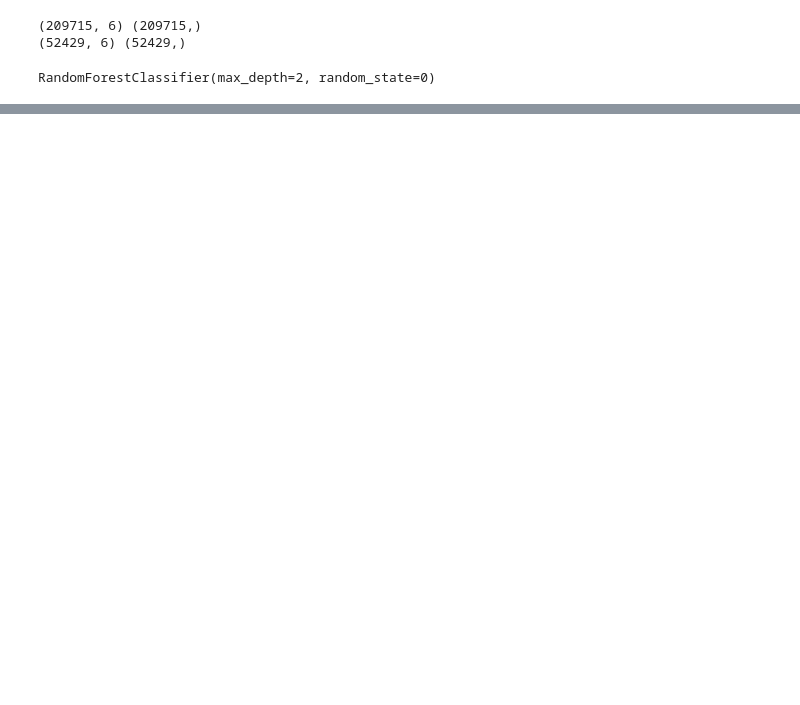
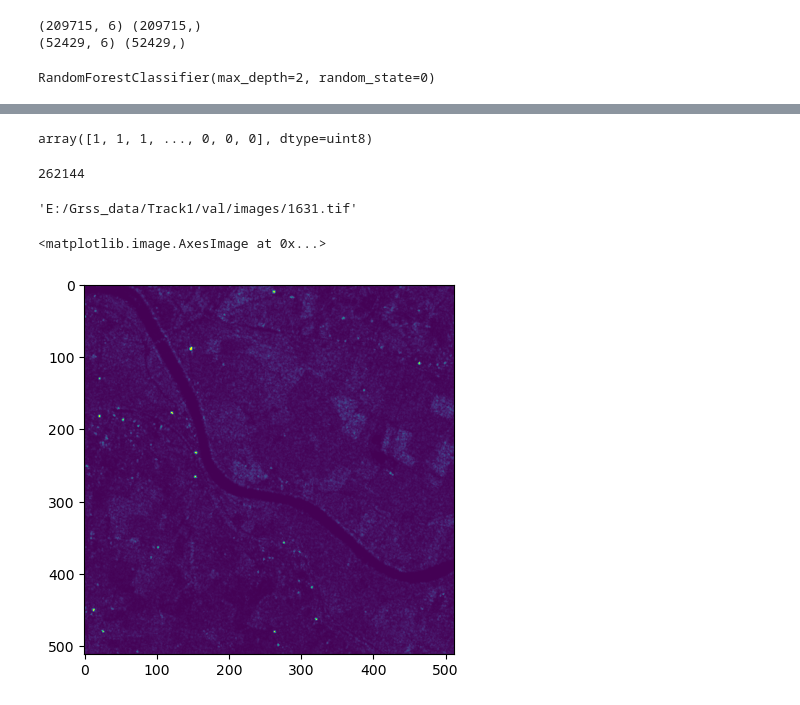
Before and after one commit to zhentaoumich/Grss, a Jupyter notebook: track1_test.ipynb, the cells around one changed output, grey strips where cells are left out. Drawn from its saved outputs; the diff is of its cells as text; code cells hidden in the pictures; blank space fills up the shorter version.

Commit message:
Prediction by random forest method

```diff
--- a/track1_test.ipynb
+++ b/track1_test.ipynb
@@ -121,0 +184,8 @@ y_pred = clf.predict(X_test)
+# %%
+def read_all_image(img_folder):
+#read all images in the folder
+    feature_img_list = []
+    for filename in os.listdir(img_folder):
+        if filename.endswith(".tif"):
+            feature_img_list.append(img_folder+filename)
+    return feature_img_list
@@ -121,0 +252,5 @@ y_pred = clf.predict(X_test)
+# %%
+#read all predic images
+val_img_folder = "E:/Grss_data/Track1/val/images/"
+# %%
+val_img_list = read_all_image(val_img_folder)
@@ -121,0 +287,23 @@ y_pred = clf.predict(X_test)
+# %%
+val_pre_img = clf.predict(val_feature_img)
+val_pre_img
+# %% [output]
+array([1, 1, 1, ..., 0, 0, 0], dtype=uint8)
+# %%
+len(val_pre_img)
+# %% [output]
+262144
+# %%
+#first val image
+val_img_path = val_img_list[0]
+val_img_path
+# %% [output]
+'E:/Grss_data/Track1/val/images/1631.tif'
+# %%
+#read val image
+val_img = rasterio.open(val_img_path)
+val_img = val_img.read()
+plt.imshow(val_img[0])
+# %% [output]
+<matplotlib.image.AxesImage at 0x...>
+[figure, added]
```
Also changed, not shown: parts of 17 cells of this notebook.
